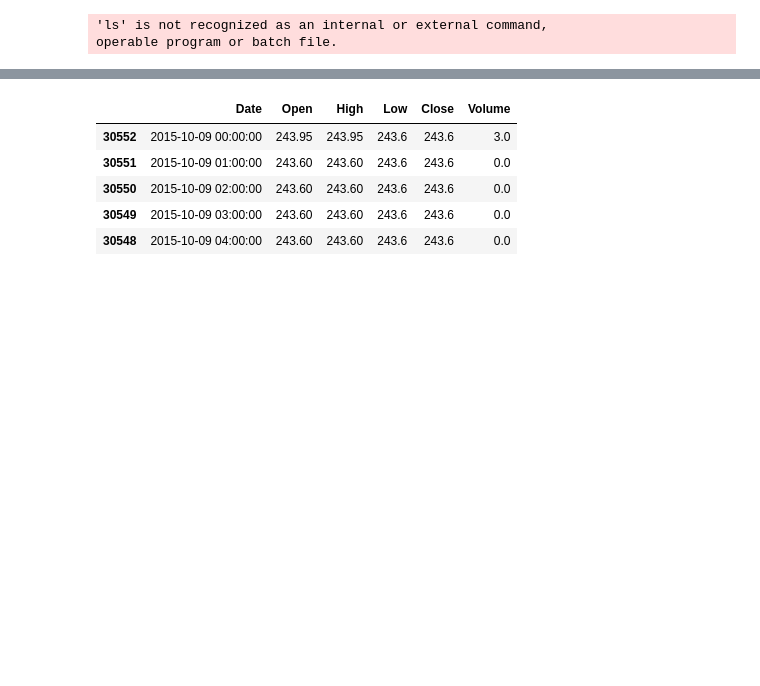
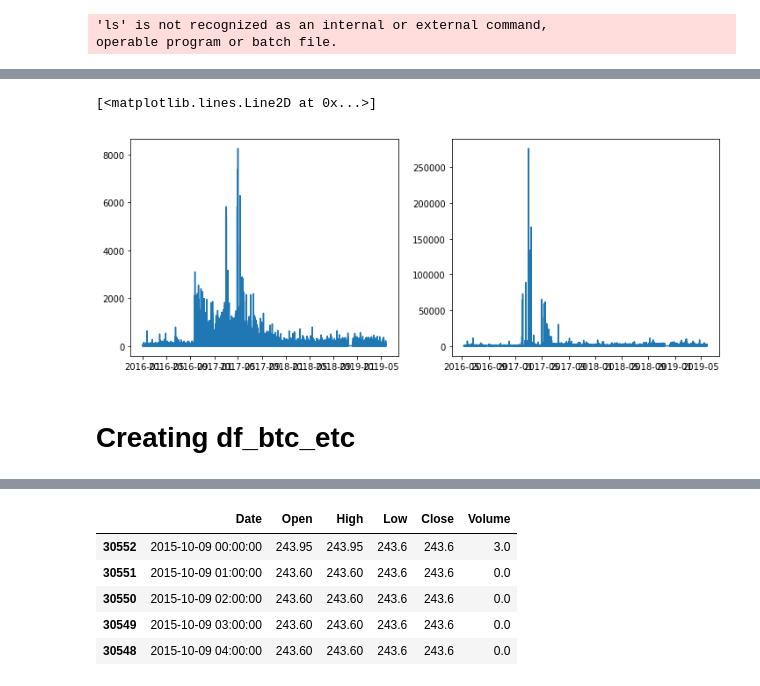
Before and after one commit to Nexil221/BSc-project, a Jupyter notebook: rf1.ipynb, the cells around one changed output, grey strips where cells are left out. Drawn from its saved outputs; the diff is of its cells as text; code cells hidden in the pictures; blank space fills up the shorter version.

```diff
--- a/rf1.ipynb
+++ b/rf1.ipynb
@@ -115,3 +86,15 @@ Name: Symbol, dtype: int64
+# %%
+fig2 = plt.figure(1, figsize=(12,10))
+
+tmp_fig = fig2.add_subplot(2,2,1)
+plt.plot(crypto_data.iloc[:df_btc.iloc[-1:].index[0], 0], crypto_data.iloc[:df_btc.iloc[-1:].index[0], 6], label="BTC") #Open
+tmp_fig = fig2.add_subplot(2,2,2)
+plt.plot(crypto_data.iloc[df_btc.iloc[-1:].index[0]+1:, 0], crypto_data.iloc[df_btc.iloc[-1:].index[0]+1:, 6], label="ETH")
+# %% [output]
+[<matplotlib.lines.Line2D at 0x...>]
+[figure, added]
+# %% [markdown]
+# Creating df_btc_etc
 # %%
 df_btc.drop(['Symbol'], axis=1, inplace=True, errors='ignore')
 df_btc.head()
```
Also changed, not shown: parts of 65 cells of this notebook, 18 other files.
